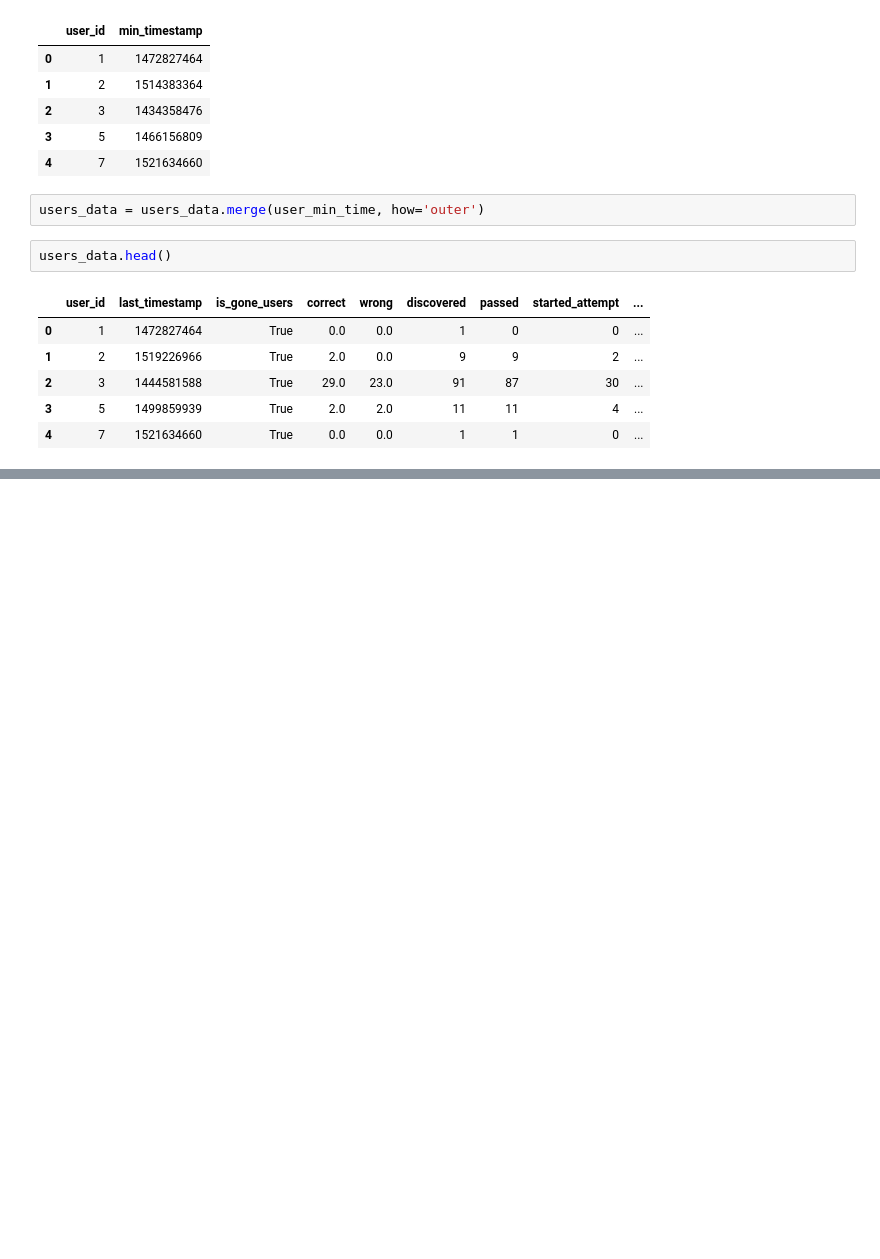
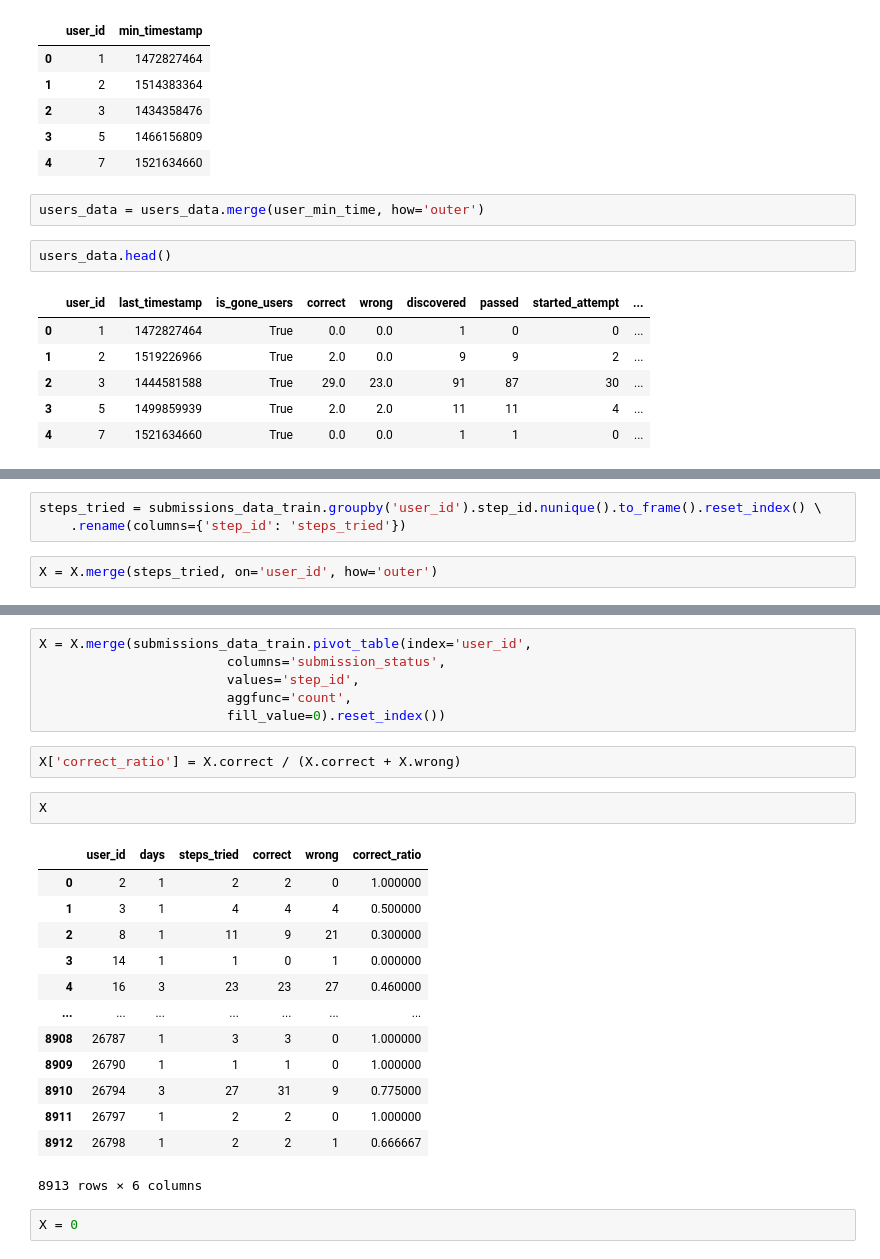
Before and after one commit to raent1/N_C_Projects, a Jupyter notebook: stepik_ml_contest/stepik_ml_project.ipynb, the cells around one changed output, grey strips where cells are left out. Drawn from its saved outputs; the diff is of its cells as text; blank space fills up the shorter version.

```diff
--- a/stepik_ml_contest/stepik_ml_project.ipynb
+++ b/stepik_ml_contest/stepik_ml_project.ipynb
@@ -525,0 +553,5 @@ ev_d[ev_d.timestamp <= ev_d.min_timestamp + three_days]
+# %%
+steps_tried = submissions_data_train.groupby('user_id').step_id.nunique().to_frame().reset_index() \
+    .rename(columns={'step_id': 'steps_tried'})
+# %%
+X = X.merge(steps_tried, on='user_id', how='outer')
@@ -525,0 +567,26 @@ ev_d[ev_d.timestamp <= ev_d.min_timestamp + three_days]
+# %%
+X = X.merge(submissions_data_train.pivot_table(index='user_id',
+                        columns='submission_status',
+                        values='step_id',
+                        aggfunc='count',
+                        fill_value=0).reset_index())
+# %%
+X['correct_ratio'] = X.correct / (X.correct + X.wrong)
+# %%
+X
+# %% [output]
+|  | user_id | days | steps_tried | correct | wrong | correct_ratio |
+| 0 | 2 | 1 | 2 | 2 | 0 | 1.000000 |
+| 1 | 3 | 1 | 4 | 4 | 4 | 0.500000 |
+| 2 | 8 | 1 | 11 | 9 | 21 | 0.300000 |
+| 3 | 14 | 1 | 1 | 0 | 1 | 0.000000 |
+| 4 | 16 | 3 | 23 | 23 | 27 | 0.460000 |
+| ... | ... | ... | ... | ... | ... | ... |
+| 8908 | 26787 | 1 | 3 | 3 | 0 | 1.000000 |
+| 8909 | 26790 | 1 | 1 | 1 | 0 | 1.000000 |
+| 8910 | 26794 | 3 | 27 | 31 | 9 | 0.775000 |
+| 8911 | 26797 | 1 | 2 | 2 | 0 | 1.000000 |
+| 8912 | 26798 | 1 | 2 | 2 | 1 | 0.666667 |
+8913 rows × 6 columns
+# %%
+X = 0
```
Also changed, not shown: parts of 9 cells of this notebook.
